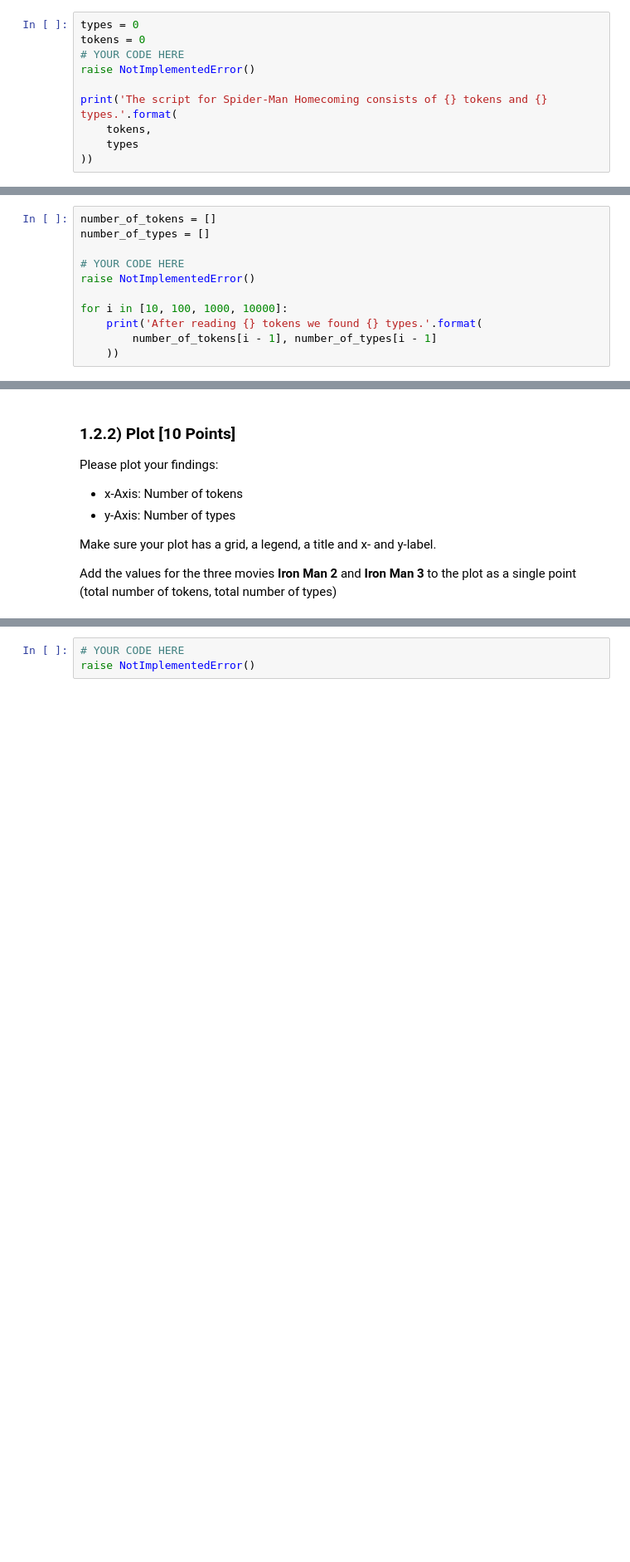
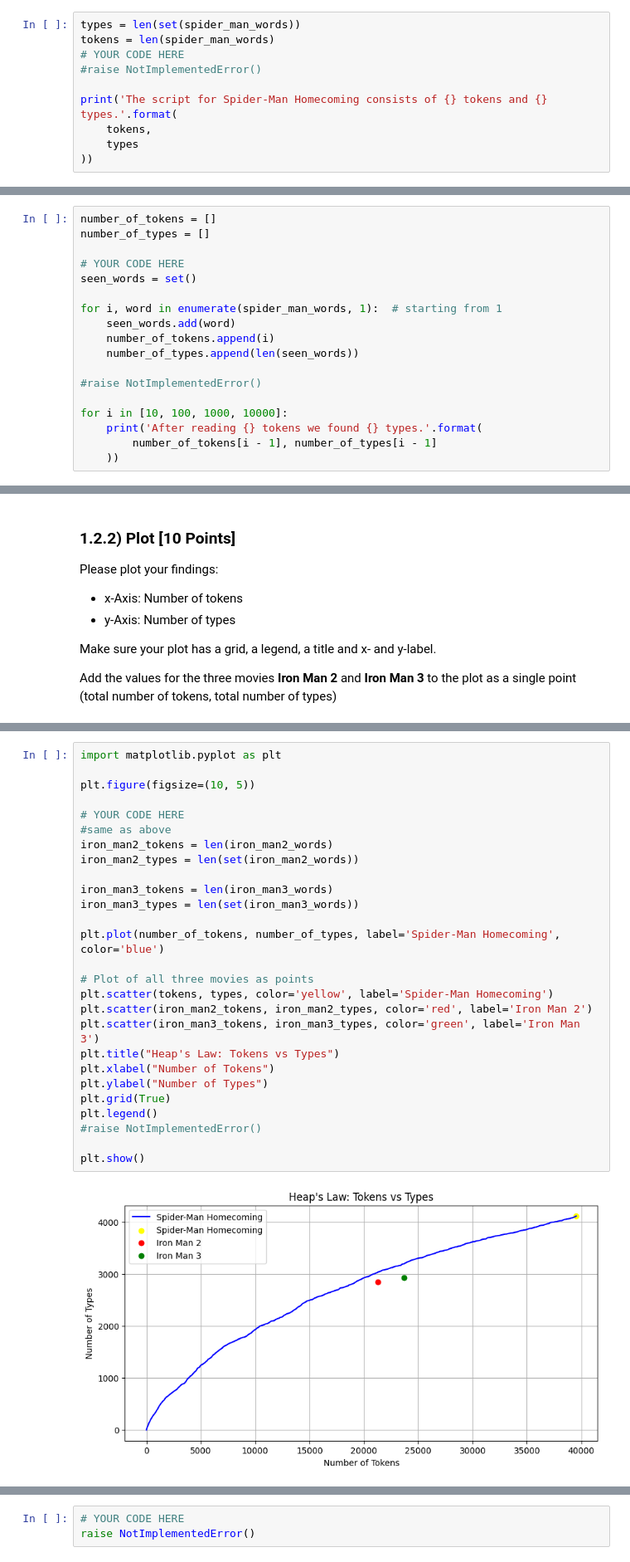
Before and after one commit to RiddheshMore/NLP_SS25, a Jupyter notebook: NLP_Assignment_02/N-Grams.ipynb, the cells around one changed output, grey strips where cells are left out. Shown: that part at 83% size. Drawn from its saved outputs; the diff is of its cells as text; blank space fills up the shorter version.

````diff
--- a/NLP_Assignment_02/N-Grams.ipynb
+++ b/NLP_Assignment_02/N-Grams.ipynb
@@ -49,10 +68,10 @@ glob.glob("/srv/shares/NLP/datasets/marvel/*.pkl")
 
 Please calculate the number of types and tokens for the movie *Spider-Man* and save the values in the variables ```types``` and ```tokens```.
 # %%
-types = 0
-tokens = 0
+types = len(set(spider_man_words))
+tokens = len(spider_man_words)
 # YOUR CODE HERE
-raise NotImplementedError()
+#raise NotImplementedError()
 
 print('The script for Spider-Man Homecoming consists of {} tokens and {} types.'.format(
     tokens,
@@ -84,7 +105,14 @@ number_of_tokens = []
 number_of_types = []
 
 # YOUR CODE HERE
-raise NotImplementedError()
+seen_words = set()
+
+for i, word in enumerate(spider_man_words, 1):  # starting from 1
+    seen_words.add(word)
+    number_of_tokens.append(i)
+    number_of_types.append(len(seen_words))
+
+#raise NotImplementedError()
 
 for i in [10, 100, 1000, 10000]:
     print('After reading {} tokens we found {} types.'.format(
@@ -113,3 +137,32 @@ plt.show()
+# %%
+import matplotlib.pyplot as plt
+
+plt.figure(figsize=(10, 5))
+
+# YOUR CODE HERE
+#same as above
+iron_man2_tokens = len(iron_man2_words)
+iron_man2_types = len(set(iron_man2_words))
+
+iron_man3_tokens = len(iron_man3_words)
+iron_man3_types = len(set(iron_man3_words))
+
+plt.plot(number_of_tokens, number_of_types, label='Spider-Man Homecoming', color='blue')
+
+# Plot of all three movies as points
+plt.scatter(tokens, types, color='yellow', label='Spider-Man Homecoming')
+plt.scatter(iron_man2_tokens, iron_man2_types, color='red', label='Iron Man 2')
+plt.scatter(iron_man3_tokens, iron_man3_types, color='green', label='Iron Man 3')
+plt.title("Heap's Law: Tokens vs Types")
+plt.xlabel("Number of Tokens")
+plt.ylabel("Number of Types")
+plt.grid(True)
+plt.legend()
+#raise NotImplementedError()
+
+plt.show()
+# %% [output]
+[figure, added]
 # %% [markdown]
 ### 1.2.3) Estimate parameters $k$ and $\beta$ [8 points]
 
````
Also changed, not shown: parts of 8 cells of this notebook.
